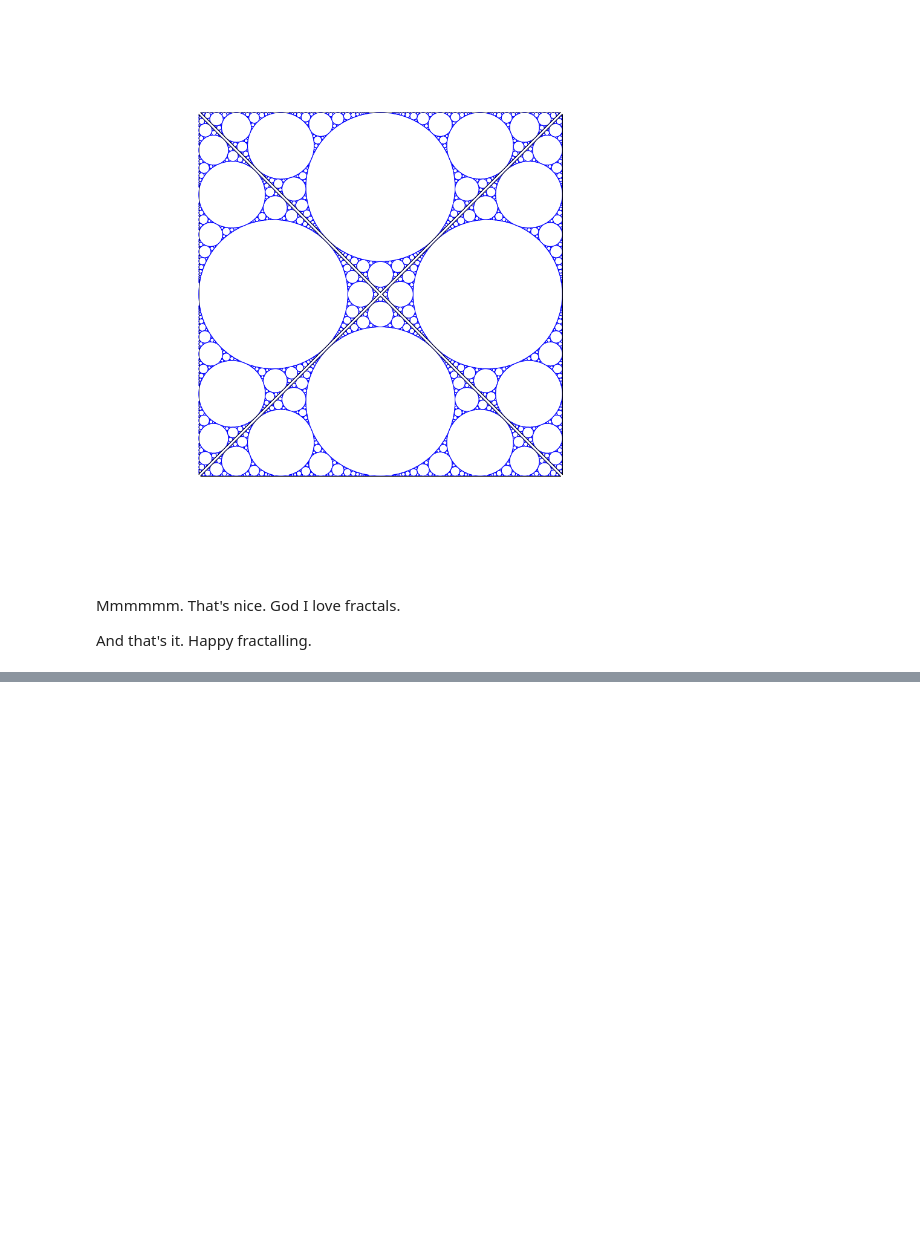
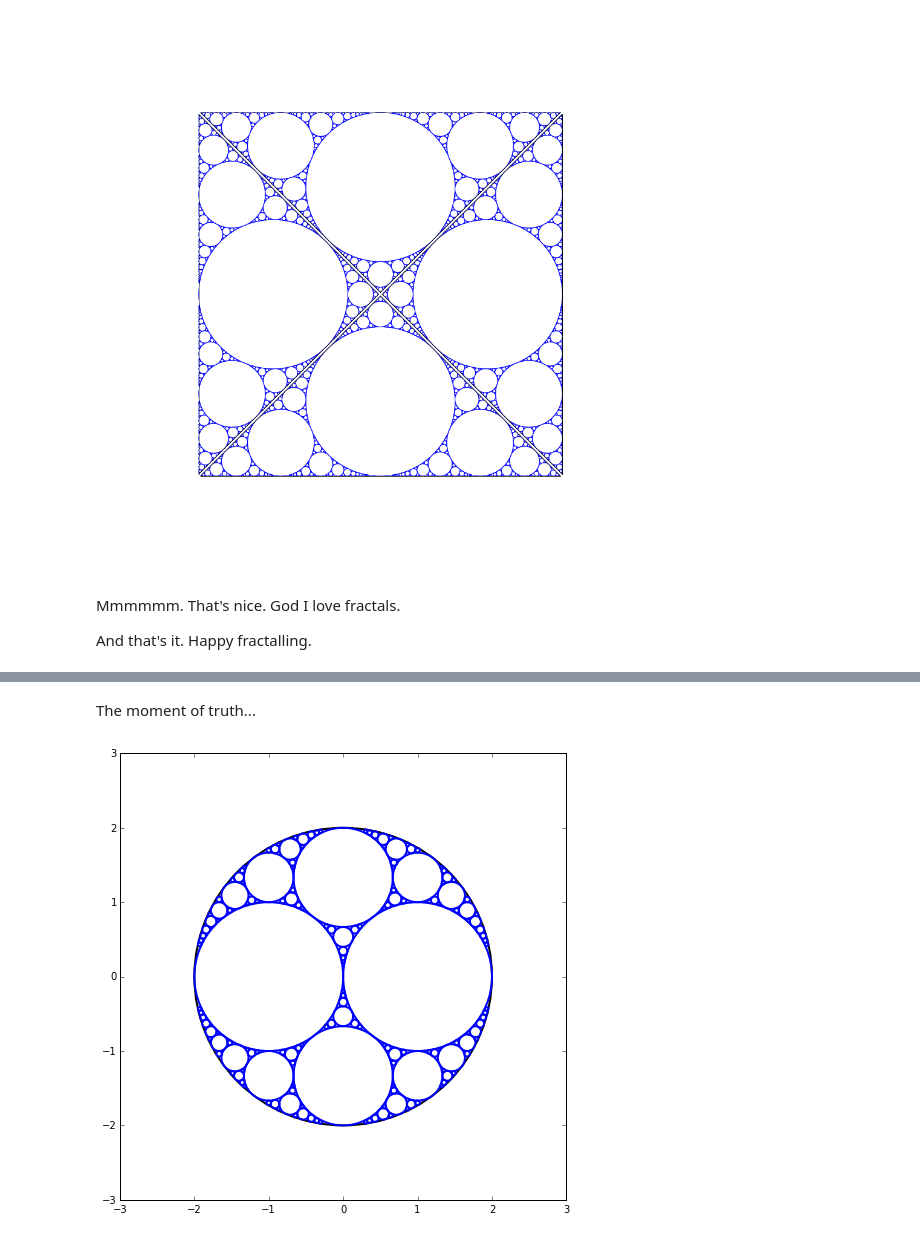
Before and after one commit to drpeteb/fractal-circles, a Jupyter notebook: Fractal-Circles.ipynb, the cells around one changed output, grey strips where cells are left out. Drawn from its saved outputs; the diff is of its cells as text; code cells hidden in the pictures; blank space fills up the shorter version.

```diff
--- a/Fractal-Circles.ipynb
+++ b/Fractal-Circles.ipynb
@@ -843,0 +1071,30 @@ And that's it. Happy fractalling.
+# %%
+def draw_circle_fractal(ax, centre1, centre2, radius_ratio, radius_limit,
+                        bordercolour='k', circlecolour='b', linewidth=2):
+    """
+    Draw a circle and pack circles in it.
+    """
+    circle_list = pack_circles_in_circle(centre1, centre2, radius_ratio, radius_limit)
+
+    draw_circle(ax, circle_list[0], colour=bordercolour, linewidth=linewidth)
+    for circle in circle_list[1:]:
+        draw_circle(ax, circle, colour=circlecolour, linewidth=linewidth)
+
+    return
+# %% [markdown]
+The moment of truth...
+# %%
+centre1 = (-1,0)
+centre2 = (1,0)
+radius_ratio = 0.5
+radius_limit = 0.02
+fig = plt.figure(figsize=(8,8))
+ax = fig.add_subplot(1,1,1)
+ax.set_xlim((-3,3))
+ax.set_ylim((-3,3))
+
+draw_circle_fractal(ax, centre1, centre2, radius_ratio, radius_limit)
+
+plt.show()
+# %% [output]
+[figure, added]
```
Also changed, not shown: parts of 25 cells of this notebook.
